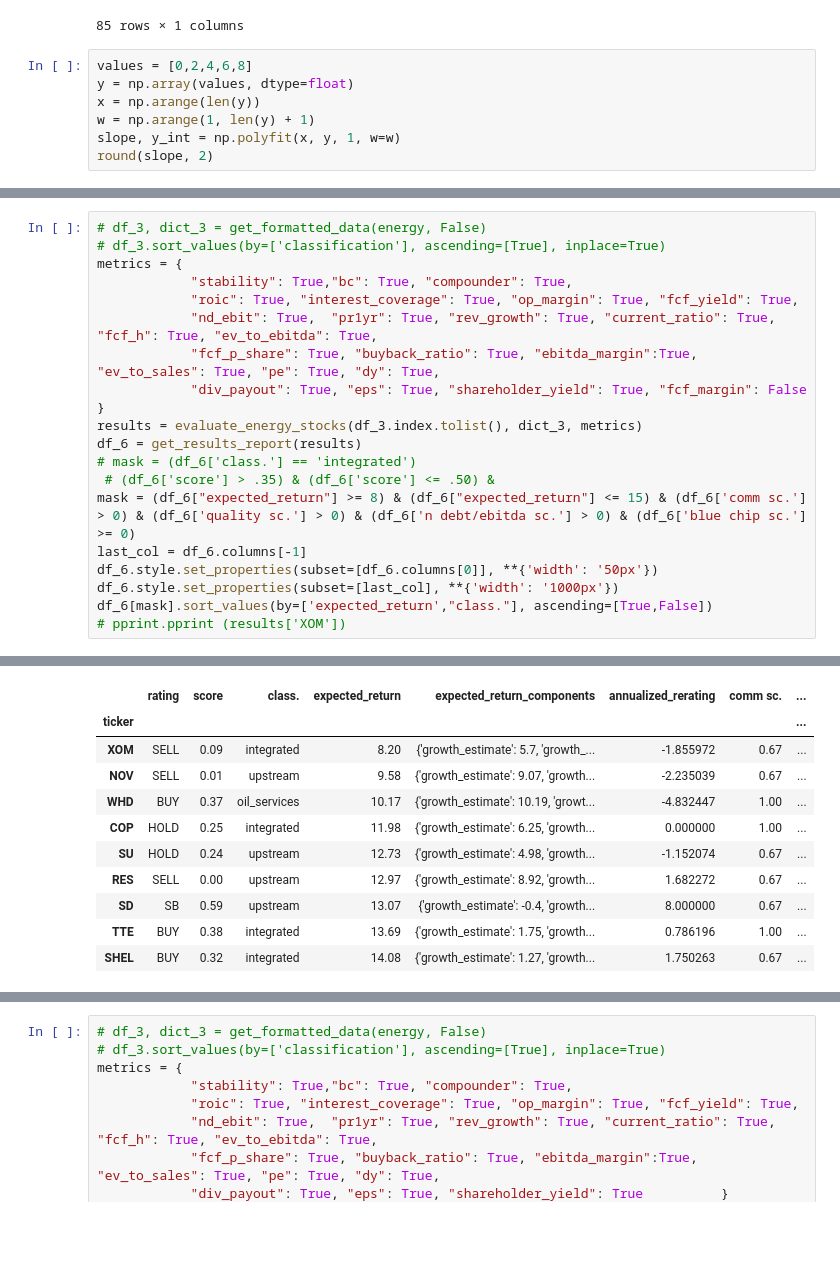
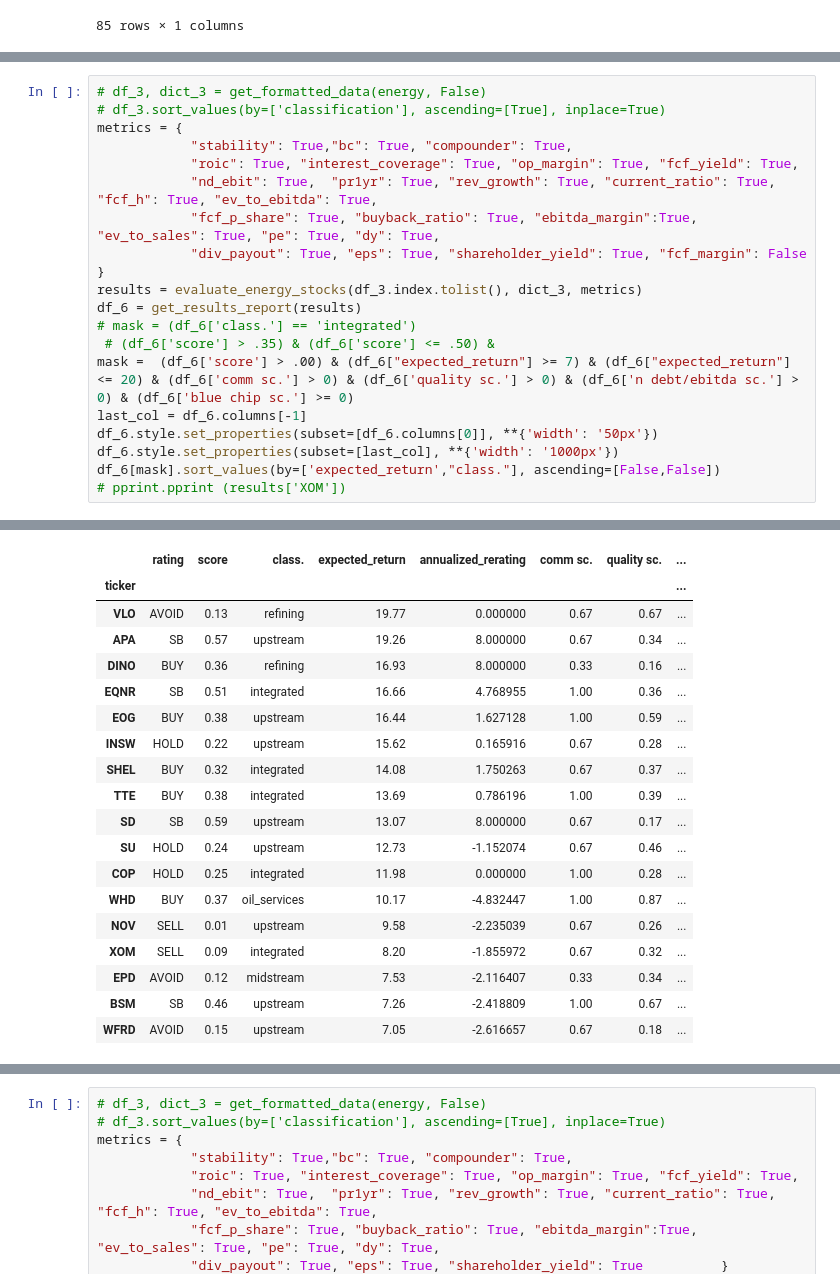
Before and after one commit to halfonso03/Stock-screener, a Jupyter notebook: energy_analysis.ipynb, the cells around one changed output, grey strips where cells are left out. Cells and saved outputs as stored; diff of their text form; blank space fills up the shorter version.

```diff
--- a/energy_analysis.ipynb
+++ b/energy_analysis.ipynb
@@ -884,10 +884,3 @@ df_3[['fcf_margin_ttm']]
 | WTTR | -0.07 |
 | XOM | 0.06 |
 85 rows × 1 columns
-# %%
-values = [0,2,4,6,8]
-y = np.array(values, dtype=float)
-x = np.arange(len(y))
-w = np.arange(1, len(y) + 1)
-slope, y_int = np.polyfit(x, y, 1, w=w)
-round(slope, 2)
@@ -2511,10 +2504,10 @@ results = evaluate_energy_stocks(df_3.index.tolist(), dict_3, metrics)
 df_6 = get_results_report(results)
 # mask = (df_6['class.'] == 'integrated')
  # (df_6['score'] > .35) & (df_6['score'] <= .50) &
-mask = (df_6["expected_return"] >= 8) & (df_6["expected_return"] <= 15) & (df_6['comm sc.'] > 0) & (df_6['quality sc.'] > 0) & (df_6['n debt/ebitda sc.'] > 0) & (df_6['blue chip sc.'] >= 0)
+mask =  (df_6['score'] > .00) & (df_6["expected_return"] >= 7) & (df_6["expected_return"] <= 20) & (df_6['comm sc.'] > 0) & (df_6['quality sc.'] > 0) & (df_6['n debt/ebitda sc.'] > 0) & (df_6['blue chip sc.'] >= 0)
 last_col = df_6.columns[-1]
 df_6.style.set_properties(subset=[df_6.columns[0]], **{'width': '50px'})
 df_6.style.set_properties(subset=[last_col], **{'width': '1000px'})
-df_6[mask].sort_values(by=['expected_return',"class."], ascending=[True,False])
+df_6[mask].sort_values(by=['expected_return',"class."], ascending=[False,False])
 # pprint.pprint (results['XOM'])
 # %% [output]
@@ -2521,14 +2531,22 @@ df_6[mask].sort_values(by=['expected_return',"class."], ascending=[True,False])
-|  | rating | score | class. | expected_return | expected_return_components | annualized_rerating | comm sc. | ... |
+|  | rating | score | class. | expected_return | annualized_rerating | comm sc. | quality sc. | ... |
 | ticker |  |  |  |  |  |  |  | ... |
-| XOM | SELL | 0.09 | integrated | 8.20 | {'growth_estimate': 5.7, 'growth_... | -1.855972 | 0.67 | ... |
-| NOV | SELL | 0.01 | upstream | 9.58 | {'growth_estimate': 9.07, 'growth... | -2.235039 | 0.67 | ... |
-| WHD | BUY | 0.37 | oil_services | 10.17 | {'growth_estimate': 10.19, 'growt... | -4.832447 | 1.00 | ... |
-| COP | HOLD | 0.25 | integrated | 11.98 | {'growth_estimate': 6.25, 'growth... | 0.000000 | 1.00 | ... |
-| SU | HOLD | 0.24 | upstream | 12.73 | {'growth_estimate': 4.98, 'growth... | -1.152074 | 0.67 | ... |
-| RES | SELL | 0.00 | upstream | 12.97 | {'growth_estimate': 8.92, 'growth... | 1.682272 | 0.67 | ... |
-| SD | SB | 0.59 | upstream | 13.07 | {'growth_estimate': -0.4, 'growth... | 8.000000 | 0.67 | ... |
-| TTE | BUY | 0.38 | integrated | 13.69 | {'growth_estimate': 1.75, 'growth... | 0.786196 | 1.00 | ... |
-| SHEL | BUY | 0.32 | integrated | 14.08 | {'growth_estimate': 1.27, 'growth... | 1.750263 | 0.67 | ... |
+| VLO | AVOID | 0.13 | refining | 19.77 | 0.000000 | 0.67 | 0.67 | ... |
+| APA | SB | 0.57 | upstream | 19.26 | 8.000000 | 0.67 | 0.34 | ... |
+| DINO | BUY | 0.36 | refining | 16.93 | 8.000000 | 0.33 | 0.16 | ... |
+| EQNR | SB | 0.51 | integrated | 16.66 | 4.768955 | 1.00 | 0.36 | ... |
+| EOG | BUY | 0.38 | upstream | 16.44 | 1.627128 | 1.00 | 0.59 | ... |
+| INSW | HOLD | 0.22 | upstream | 15.62 | 0.165916 | 0.67 | 0.28 | ... |
+| SHEL | BUY | 0.32 | integrated | 14.08 | 1.750263 | 0.67 | 0.37 | ... |
+| TTE | BUY | 0.38 | integrated | 13.69 | 0.786196 | 1.00 | 0.39 | ... |
+| SD | SB | 0.59 | upstream | 13.07 | 8.000000 | 0.67 | 0.17 | ... |
+| SU | HOLD | 0.24 | upstream | 12.73 | -1.152074 | 0.67 | 0.46 | ... |
+| COP | HOLD | 0.25 | integrated | 11.98 | 0.000000 | 1.00 | 0.28 | ... |
+| WHD | BUY | 0.37 | oil_services | 10.17 | -4.832447 | 1.00 | 0.87 | ... |
+| NOV | SELL | 0.01 | upstream | 9.58 | -2.235039 | 0.67 | 0.26 | ... |
+| XOM | SELL | 0.09 | integrated | 8.20 | -1.855972 | 0.67 | 0.32 | ... |
+| EPD | AVOID | 0.12 | midstream | 7.53 | -2.116407 | 0.33 | 0.34 | ... |
+| BSM | SB | 0.46 | upstream | 7.26 | -2.418809 | 1.00 | 0.67 | ... |
+| WFRD | AVOID | 0.15 | upstream | 7.05 | -2.616657 | 0.67 | 0.18 | ... |
 # %%
 
 def get_results_report(results):
```
Also changed, not shown: parts of 4 cells of this notebook.
